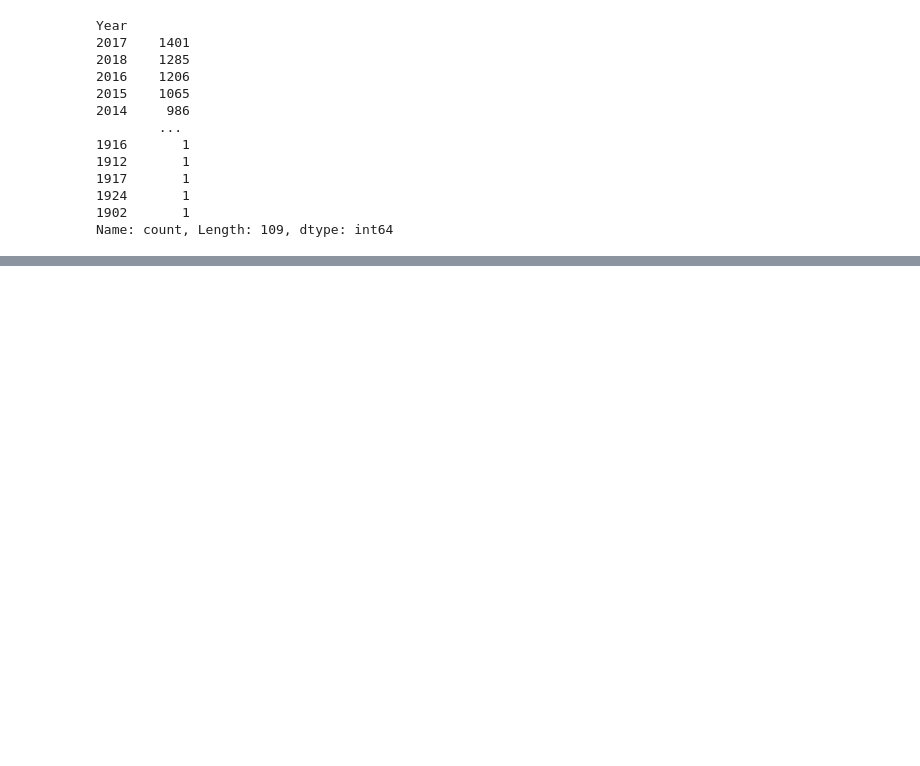
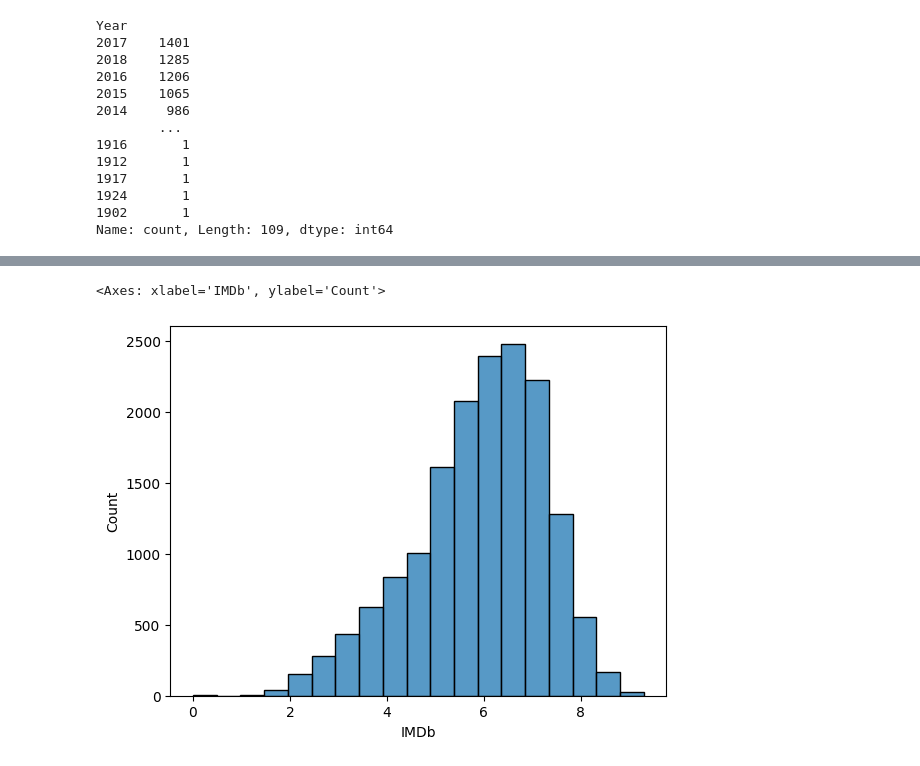
Before and after one commit to charliedgarrod/LSE-Career-Accelerator, a Jupyter notebook: Course 2: Data Analytics Using Python/Canopy.ipynb, the cells around one changed output, grey strips where cells are left out. Saved outputs shown, nothing was run; the diff lists cells and outputs as text; code cells hidden in the pictures; blank space fills up the shorter version.

```diff
--- a/Course 2: Data Analytics Using Python/Canopy.ipynb
+++ b/Course 2: Data Analytics Using Python/Canopy.ipynb
@@ -729,0 +749,6 @@ Name: count, Length: 109, dtype: int64
+# %%
+# Plot a histogram for the IMDb rating column.
+sns.histplot(x='IMDb', data=movies_ott_merge, binwidth=0.5)
+# %% [output]
+<Axes: xlabel='IMDb', ylabel='Count'>
+[figure, added]
```
Also changed, not shown: parts of 5 cells of this notebook.
